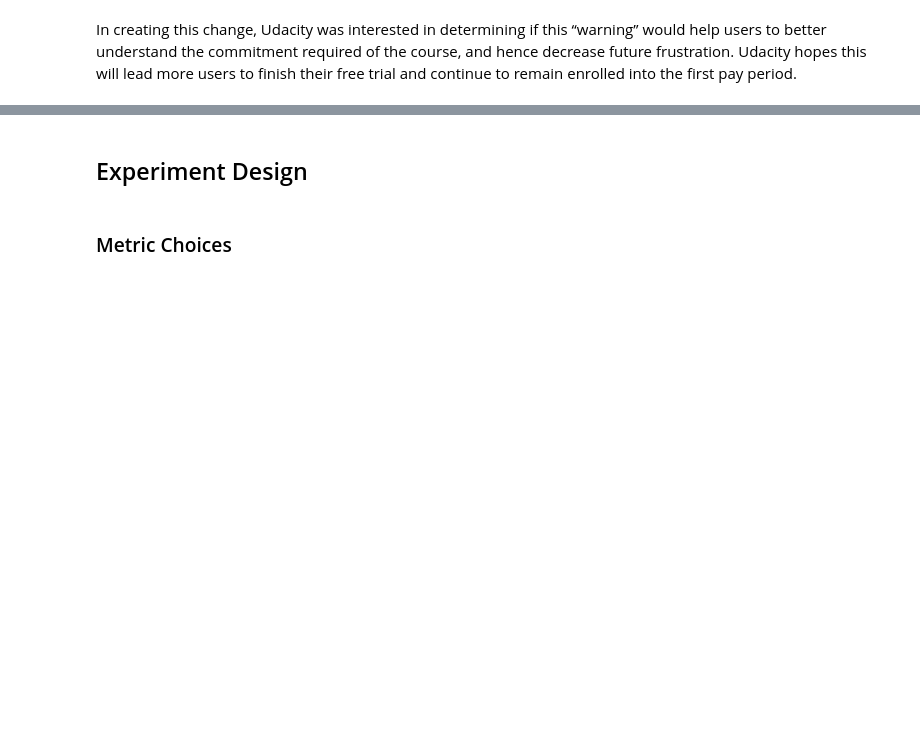
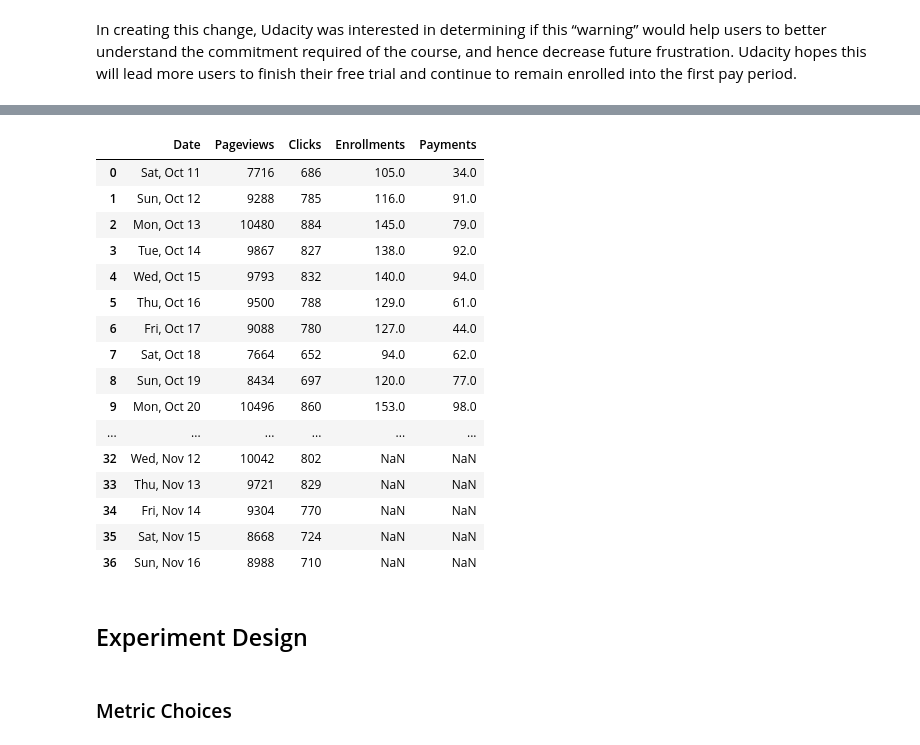
Before and after one commit to jaclynrich/design-analyze-ab-test, a Jupyter notebook: design-analyze-ab-test.ipynb, the cells around one changed output, grey strips where cells are left out. Cells and saved outputs as stored; diff of their text form; code cells hidden in the pictures; blank space fills up the shorter version.

```diff
--- a/design-analyze-ab-test.ipynb
+++ b/design-analyze-ab-test.ipynb
@@ -12,3 +55,25 @@ In creating this change, Udacity was interested in determining if this “warnin
+# %%
+# Experiment data - experiment group
+res_exp = pd.read_excel(xlsx, 'Experiment')
+res_exp
+# %% [output]
+|  | Date | Pageviews | Clicks | Enrollments | Payments |
+| 0 | Sat, Oct 11 | 7716 | 686 | 105.0 | 34.0 |
+| 1 | Sun, Oct 12 | 9288 | 785 | 116.0 | 91.0 |
+| 2 | Mon, Oct 13 | 10480 | 884 | 145.0 | 79.0 |
+| 3 | Tue, Oct 14 | 9867 | 827 | 138.0 | 92.0 |
+| 4 | Wed, Oct 15 | 9793 | 832 | 140.0 | 94.0 |
+| 5 | Thu, Oct 16 | 9500 | 788 | 129.0 | 61.0 |
+| 6 | Fri, Oct 17 | 9088 | 780 | 127.0 | 44.0 |
+| 7 | Sat, Oct 18 | 7664 | 652 | 94.0 | 62.0 |
+| 8 | Sun, Oct 19 | 8434 | 697 | 120.0 | 77.0 |
+| 9 | Mon, Oct 20 | 10496 | 860 | 153.0 | 98.0 |
+| ... | ... | ... | ... | ... | ... |
+| 32 | Wed, Nov 12 | 10042 | 802 | NaN | NaN |
+| 33 | Thu, Nov 13 | 9721 | 829 | NaN | NaN |
+| 34 | Fri, Nov 14 | 9304 | 770 | NaN | NaN |
+| 35 | Sat, Nov 15 | 8668 | 724 | NaN | NaN |
+| 36 | Sun, Nov 16 | 8988 | 710 | NaN | NaN |
 # %% [markdown]
 ## Experiment Design
 # %% [markdown]
```
Also changed, not shown: parts of 29 cells of this notebook.
